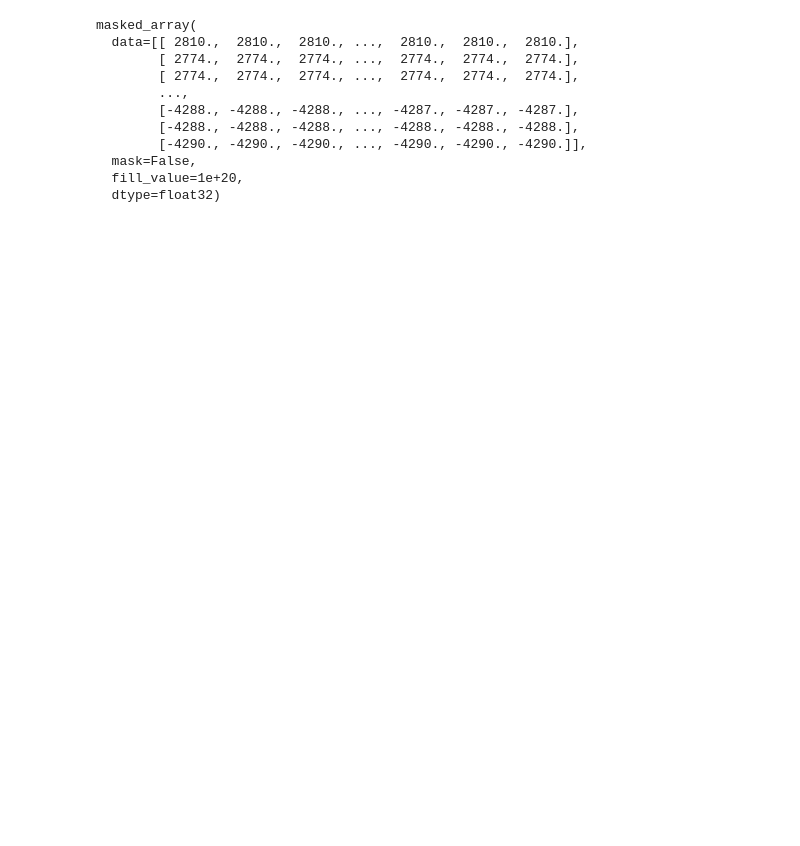
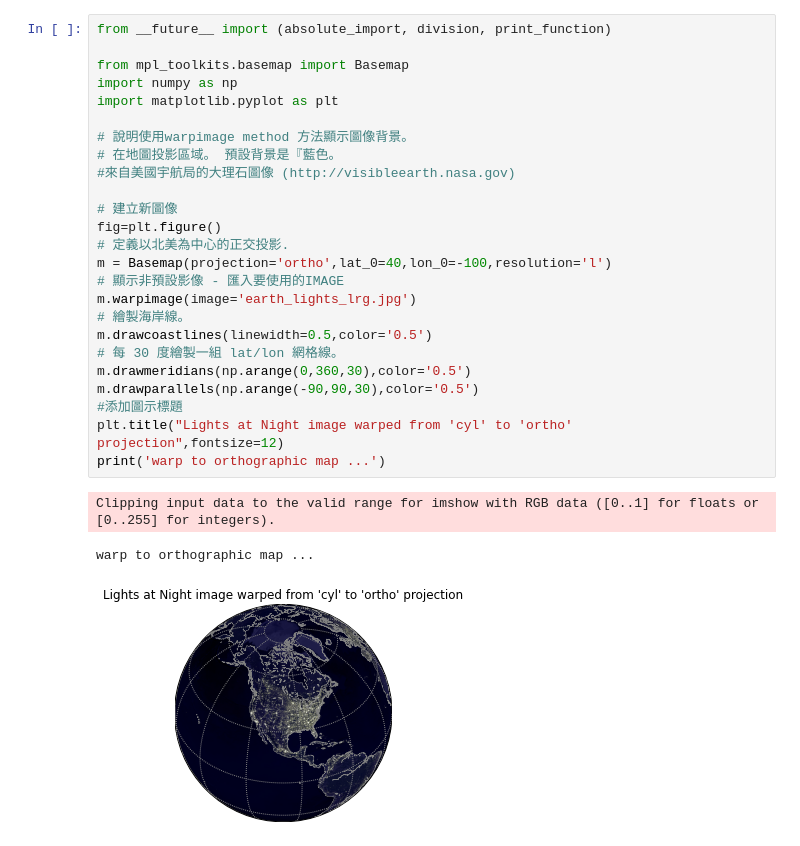
Before and after one commit to VernonHong/ML1000Days, a Jupyter notebook: homework/Day_025_HW.ipynb, the cells around one changed output. Cells and saved outputs as stored; diff of their text form; blank space fills up the shorter version.

```diff
--- a/homework/Day_025_HW.ipynb
+++ b/homework/Day_025_HW.ipynb
@@ -64,13 +65,29 @@ SyntaxError: invalid syntax (<ipython-input-17-3a1b7bdced8f>, line 34)
 # %%
+from __future__ import (absolute_import, division, print_function)
+
+from mpl_toolkits.basemap import Basemap
+import numpy as np
+import matplotlib.pyplot as plt
+
+# 說明使用warpimage method 方法顯示圖像背景。
+# 在地圖投影區域。 預設背景是『藍色。
+#來自美國宇航局的大理石圖像 (http://visibleearth.nasa.gov)
+
+# 建立新圖像
+fig=plt.figure()
+# 定義以北美為中心的正交投影.
+m = Basemap(projection='ortho',lat_0=40,lon_0=-100,resolution='l')
+# 顯示非預設影像 - 匯入要使用的IMAGE
+m.warpimage(image='earth_lights_lrg.jpg')
+# 繪製海岸線。
+m.drawcoastlines(linewidth=0.5,color='0.5')
+# 每 30 度繪製一組 lat/lon 網格線。
+m.drawmeridians(np.arange(0,360,30),color='0.5')
+m.drawparallels(np.arange(-90,90,30),color='0.5')
+#添加圖示標題
+plt.title("Lights at Night image warped from 'cyl' to 'ortho' projection",fontsize=12)
+print('warp to orthographic map ...')
 # %% [output]
-masked_array(
-  data=[[ 2810.,  2810.,  2810., ...,  2810.,  2810.,  2810.],
-        [ 2774.,  2774.,  2774., ...,  2774.,  2774.,  2774.],
-        [ 2774.,  2774.,  2774., ...,  2774.,  2774.,  2774.],
-        ...,
-        [-4288., -4288., -4288., ..., -4287., -4287., -4287.],
-        [-4288., -4288., -4288., ..., -4288., -4288., -4288.],
-        [-4290., -4290., -4290., ..., -4290., -4290., -4290.]],
-  mask=False,
-  fill_value=1e+20,
-  dtype=float32)
+Clipping input data to the valid range for imshow with RGB data ([0..1] for floats or [0..255] for integers).
+warp to orthographic map ...
+[figure, added]
```
Also changed, not shown: parts of 2 cells of this notebook.
